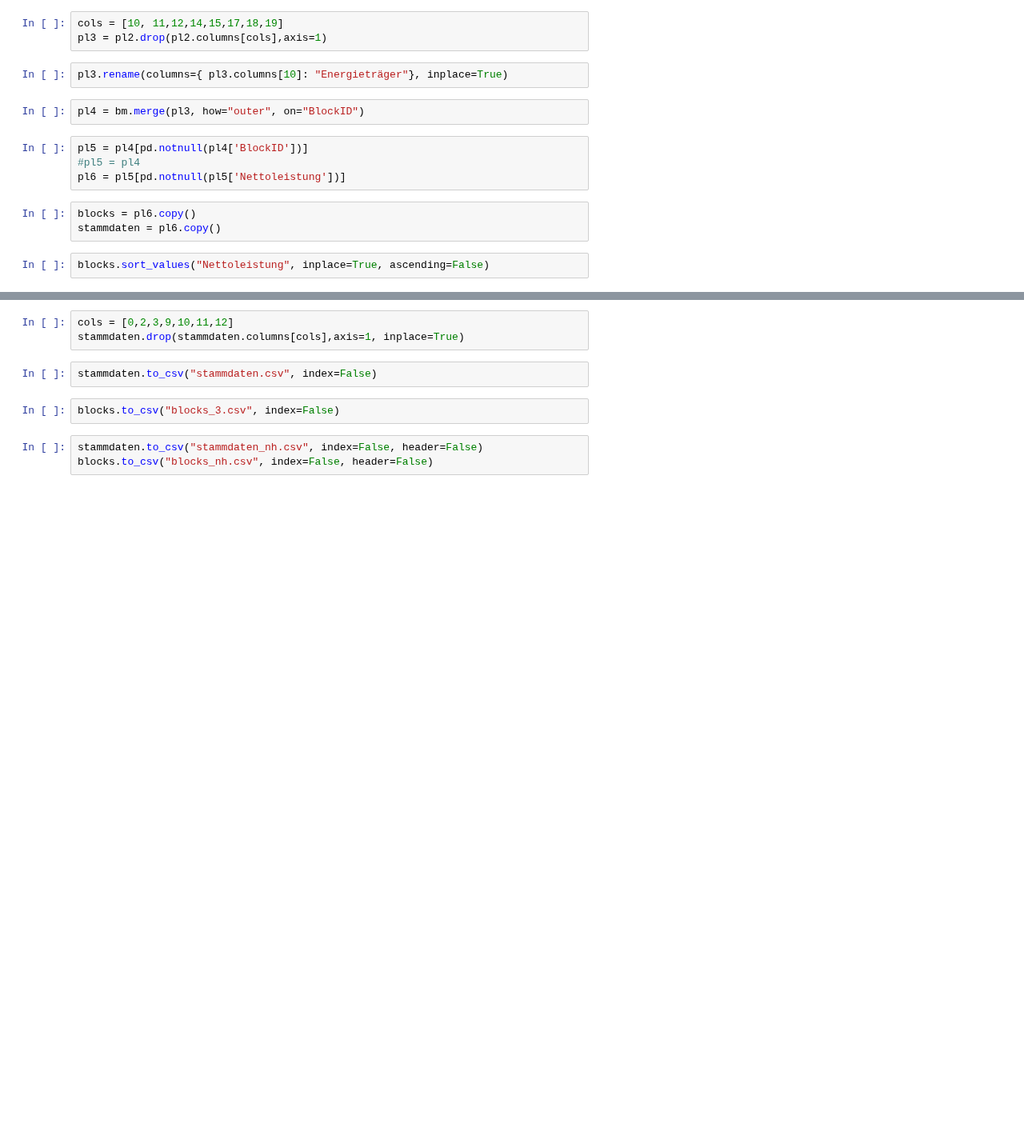
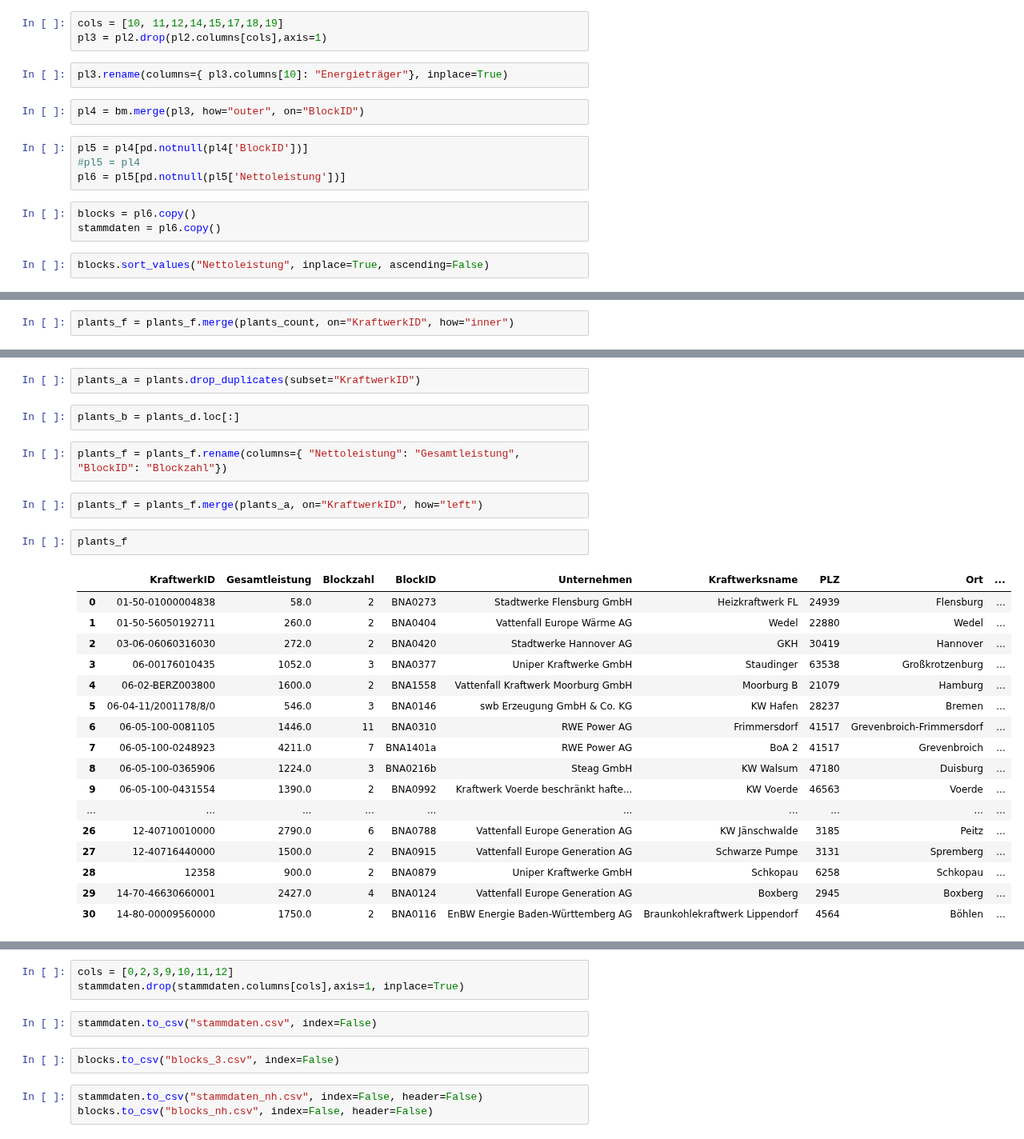
Before and after one commit to sidietz/plantwatch, a Jupyter notebook: toblocks.ipynb, the cells around one changed output, grey strips where cells are left out. Shown at 80% size. Saved outputs shown, nothing was run; the diff lists cells and outputs as text; blank space fills up the shorter version.

```diff
--- a/toblocks.ipynb
+++ b/toblocks.ipynb
@@ -37,0 +127,2 @@ blocks.sort_values("Nettoleistung", inplace=True, ascending=False)
+# %%
+plants_f = plants_f.merge(plants_count, on="KraftwerkID", how="inner")
@@ -38 +149,29 @@ blocks.sort_values("Nettoleistung", inplace=True, ascending=False)
+# %%
+plants_a = plants.drop_duplicates(subset="KraftwerkID")
+# %%
+plants_b = plants_d.loc[:]
+# %%
+plants_f = plants_f.rename(columns={ "Nettoleistung": "Gesamtleistung", "BlockID": "Blockzahl"})
+# %%
+plants_f = plants_f.merge(plants_a, on="KraftwerkID", how="left")
+# %%
+plants_f
+# %% [output]
+|  | KraftwerkID | Gesamtleistung | Blockzahl | BlockID | Unternehmen | Kraftwerksname | PLZ | Ort | ... |
+| 0 | 01-50-01000004838 | 58.0 | 2 | BNA0273 | Stadtwerke Flensburg GmbH | Heizkraftwerk FL | 24939 | Flensburg | ... |
+| 1 | 01-50-56050192711 | 260.0 | 2 | BNA0404 | Vattenfall Europe Wärme AG | Wedel | 22880 | Wedel | ... |
+| 2 | 03-06-06060316030 | 272.0 | 2 | BNA0420 | Stadtwerke Hannover AG | GKH | 30419 | Hannover | ... |
+| 3 | 06-00176010435 | 1052.0 | 3 | BNA0377 | Uniper Kraftwerke GmbH | Staudinger | 63538 | Großkrotzenburg | ... |
+| 4 | 06-02-BERZ003800 | 1600.0 | 2 | BNA1558 | Vattenfall Kraftwerk Moorburg GmbH | Moorburg B | 21079 | Hamburg | ... |
+| 5 | 06-04-11/2001178/8/0 | 546.0 | 3 | BNA0146 | swb Erzeugung GmbH & Co. KG | KW Hafen | 28237 | Bremen | ... |
+| 6 | 06-05-100-0081105 | 1446.0 | 11 | BNA0310 | RWE Power AG | Frimmersdorf | 41517 | Grevenbroich-Frimmersdorf | ... |
+| 7 | 06-05-100-0248923 | 4211.0 | 7 | BNA1401a | RWE Power AG | BoA 2 | 41517 | Grevenbroich | ... |
+| 8 | 06-05-100-0365906 | 1224.0 | 3 | BNA0216b | Steag GmbH | KW Walsum | 47180 | Duisburg | ... |
+| 9 | 06-05-100-0431554 | 1390.0 | 2 | BNA0992 | Kraftwerk Voerde beschränkt hafte... | KW Voerde | 46563 | Voerde | ... |
+| ... | ... | ... | ... | ... | ... | ... | ... | ... | ... |
+| 26 | 12-40710010000 | 2790.0 | 6 | BNA0788 | Vattenfall Europe Generation AG | KW Jänschwalde | 3185 | Peitz | ... |
+| 27 | 12-40716440000 | 1500.0 | 2 | BNA0915 | Vattenfall Europe Generation AG | Schwarze Pumpe | 3131 | Spremberg | ... |
+| 28 | 12358 | 900.0 | 2 | BNA0879 | Uniper Kraftwerke GmbH | Schkopau | 6258 | Schkopau | ... |
+| 29 | 14-70-46630660001 | 2427.0 | 4 | BNA0124 | Vattenfall Europe Generation AG | Boxberg | 2945 | Boxberg | ... |
+| 30 | 14-80-00009560000 | 1750.0 | 2 | BNA0116 | EnBW Energie Baden-Württemberg AG | Braunkohlekraftwerk Lippendorf | 4564 | Böhlen | ... |
 # %%
```
Also changed, not shown: parts of 16 cells of this notebook, 18 other files.
